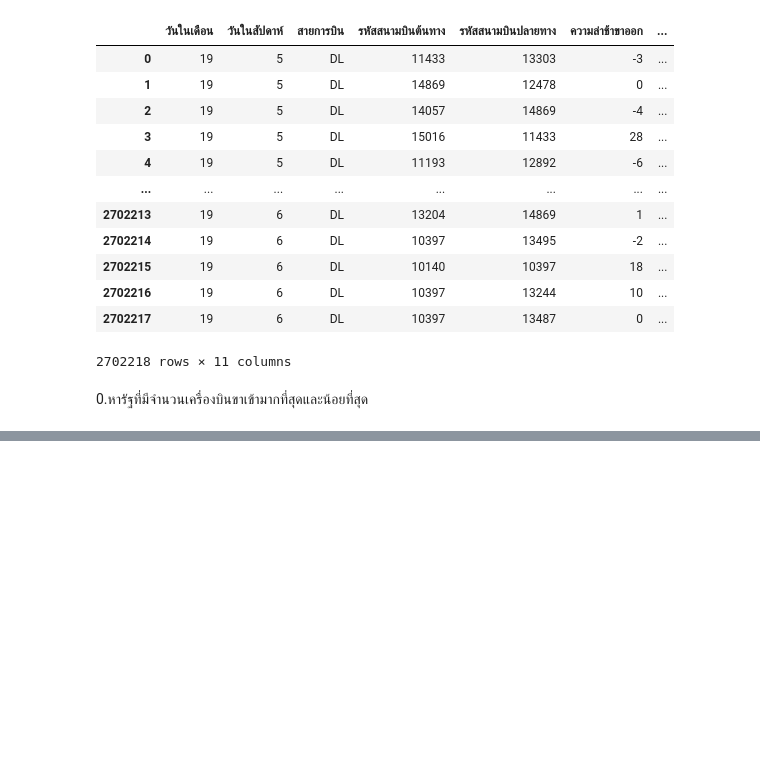
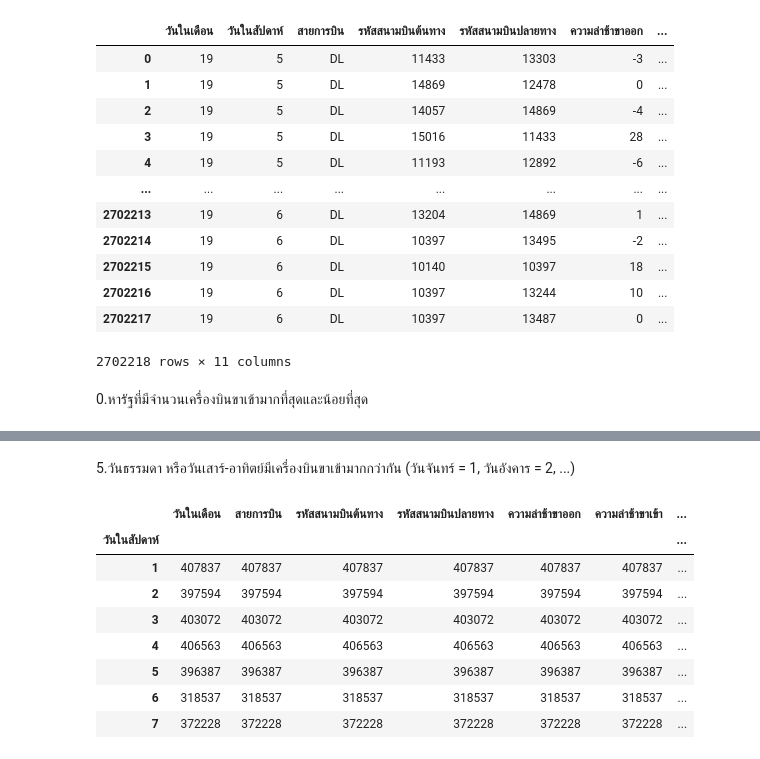
Before and after one commit to nualpair/DWDM21, a Jupyter notebook: Mini_Exam.ipynb, the cells around one changed output, grey strips where cells are left out. Cells and saved outputs as stored; diff of their text form; code cells hidden in the pictures; blank space fills up the shorter version.

```diff
--- a/Mini_Exam.ipynb
+++ b/Mini_Exam.ipynb
@@ -116 +147,15 @@ merged_table['ความล่าช้าขาเข้า'].max()
+# %% [markdown]
+5.วันธรรมดา หรือวันเสาร์-อาทิตย์มีเครื่องบินขาเข้ามากกว่ากัน (วันจันทร์ = 1, วันอังคาร = 2, ...)
+# %%
+merged_table.groupby('วันในสัปดาห์').count() #ตรวจดูวันในสัปดาห์
+# %% [output]
+|  | วันในเดือน | สายการบิน | รหัสสนามบินต้นทาง | รหัสสนามบินปลายทาง | ความล่าช้าขาออก | ความล่าช้าขาเข้า | ... |
+| วันในสัปดาห์ |  |  |  |  |  |  | ... |
+| 1 | 407837 | 407837 | 407837 | 407837 | 407837 | 407837 | ... |
+| 2 | 397594 | 397594 | 397594 | 397594 | 397594 | 397594 | ... |
+| 3 | 403072 | 403072 | 403072 | 403072 | 403072 | 403072 | ... |
+| 4 | 406563 | 406563 | 406563 | 406563 | 406563 | 406563 | ... |
+| 5 | 396387 | 396387 | 396387 | 396387 | 396387 | 396387 | ... |
+| 6 | 318537 | 318537 | 318537 | 318537 | 318537 | 318537 | ... |
+| 7 | 372228 | 372228 | 372228 | 372228 | 372228 | 372228 | ... |
 # %%
```
Also changed, not shown: parts of 13 cells of this notebook.
